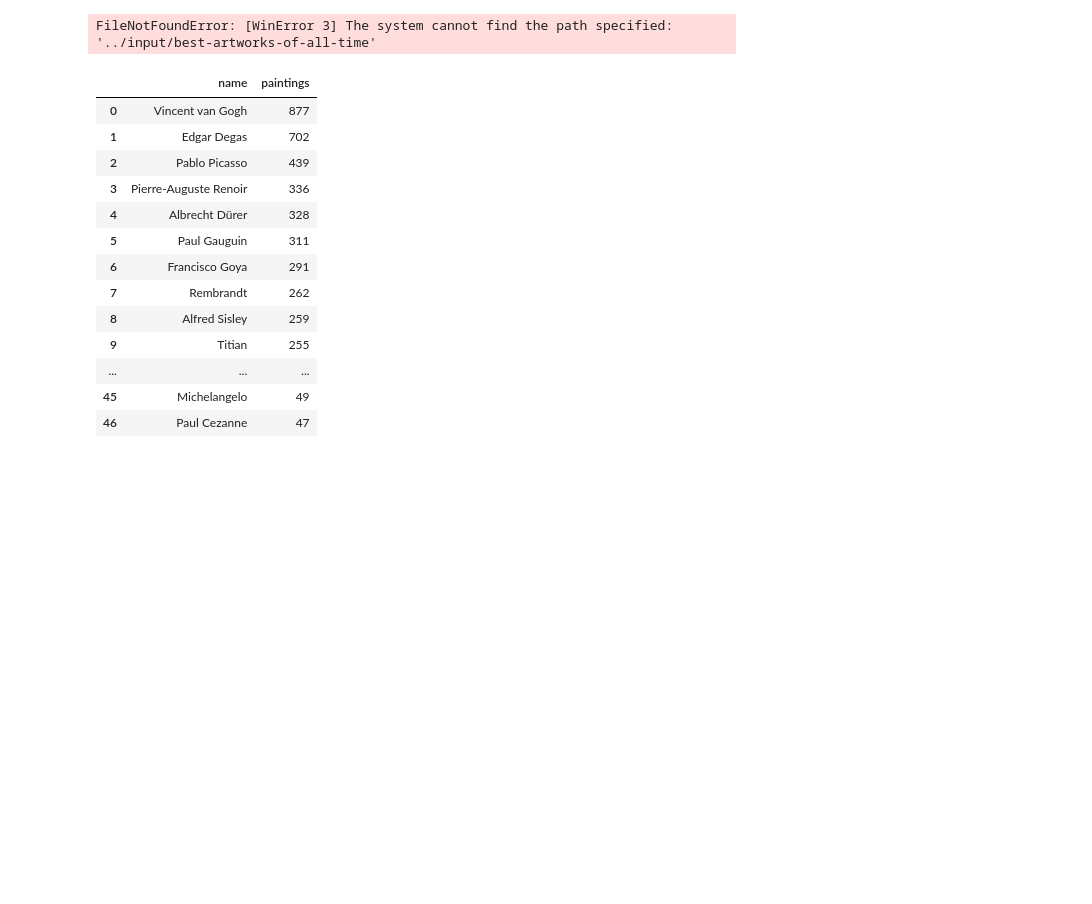
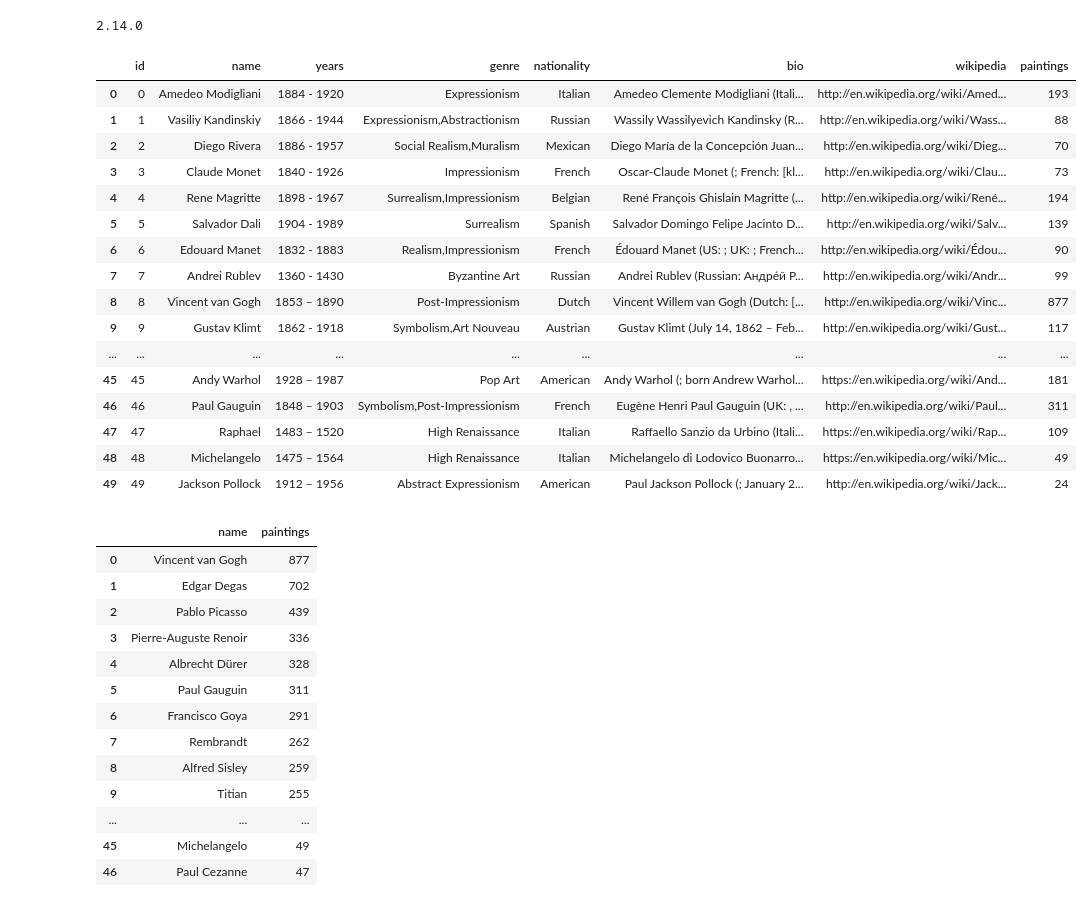
Before and after one commit to TonyBegemy/Artist_Detection_DeepLearning, a Jupyter notebook: Artist_DataPreprocessing_Model.ipynb, the cells around one changed output. Drawn from its saved outputs; the diff is of its cells as text; code cells hidden in the pictures; blank space fills up the shorter version.

```diff
--- a/Artist_DataPreprocessing_Model.ipynb
+++ b/Artist_DataPreprocessing_Model.ipynb
@@ -1,8 +0,0 @@
-# %%
-import numpy as np # linear algebra
-import pandas as pd
-import os# data processing, CSV file I/O (e.g. pd.read_csv)
-
-print(os.listdir("../input/best-artworks-of-all-time"))
-# %% [output]
-FileNotFoundError: [WinError 3] The system cannot find the path specified: '../input/best-artworks-of-all-time'
@@ -9,5 +13,28 @@ FileNotFoundError: [WinError 3] The system cannot find the path specified: '../i
+# %%
+print(tf.__version__)
+# %% [output]
+2.14.0
 # %%
-df = pd.read_csv('../input/best-artworks-of-all-time/artists.csv')
+df = pd.read_csv('Artist_data/artists.csv')
+df
+# %% [output]
+|  | id | name | years | genre | nationality | bio | wikipedia | paintings |
+| 0 | 0 | Amedeo Modigliani | 1884 - 1920 | Expressionism | Italian | Amedeo Clemente Modigliani (Itali... | http://en.wikipedia.org/wiki/Amed... | 193 |
+| 1 | 1 | Vasiliy Kandinskiy | 1866 - 1944 | Expressionism,Abstractionism | Russian | Wassily Wassilyevich Kandinsky (R... | http://en.wikipedia.org/wiki/Wass... | 88 |
+| 2 | 2 | Diego Rivera | 1886 - 1957 | Social Realism,Muralism | Mexican | Diego María de la Concepción Juan... | http://en.wikipedia.org/wiki/Dieg... | 70 |
+| 3 | 3 | Claude Monet | 1840 - 1926 | Impressionism | French | Oscar-Claude Monet (; French: [kl... | http://en.wikipedia.org/wiki/Clau... | 73 |
+| 4 | 4 | Rene Magritte | 1898 - 1967 | Surrealism,Impressionism | Belgian | René François Ghislain Magritte (... | http://en.wikipedia.org/wiki/René... | 194 |
+| 5 | 5 | Salvador Dali | 1904 - 1989 | Surrealism | Spanish | Salvador Domingo Felipe Jacinto D... | http://en.wikipedia.org/wiki/Salv... | 139 |
+| 6 | 6 | Edouard Manet | 1832 - 1883 | Realism,Impressionism | French | Édouard Manet (US: ; UK: ; French... | http://en.wikipedia.org/wiki/Édou... | 90 |
+| 7 | 7 | Andrei Rublev | 1360 - 1430 | Byzantine Art | Russian | Andrei Rublev (Russian: Андре́й Р... | http://en.wikipedia.org/wiki/Andr... | 99 |
+| 8 | 8 | Vincent van Gogh | 1853 – 1890 | Post-Impressionism | Dutch | Vincent Willem van Gogh (Dutch: [... | http://en.wikipedia.org/wiki/Vinc... | 877 |
+| 9 | 9 | Gustav Klimt | 1862 - 1918 | Symbolism,Art Nouveau | Austrian | Gustav Klimt (July 14, 1862 – Feb... | http://en.wikipedia.org/wiki/Gust... | 117 |
+| ... | ... | ... | ... | ... | ... | ... | ... | ... |
+| 45 | 45 | Andy Warhol | 1928 – 1987 | Pop Art | American | Andy Warhol (; born Andrew Warhol... | https://en.wikipedia.org/wiki/And... | 181 |
+| 46 | 46 | Paul Gauguin | 1848 – 1903 | Symbolism,Post-Impressionism | French | Eugène Henri Paul Gauguin (UK: , ... | http://en.wikipedia.org/wiki/Paul... | 311 |
+| 47 | 47 | Raphael | 1483 – 1520 | High Renaissance | Italian | Raffaello Sanzio da Urbino (Itali... | https://en.wikipedia.org/wiki/Rap... | 109 |
+| 48 | 48 | Michelangelo | 1475 – 1564 | High Renaissance | Italian | Michelangelo di Lodovico Buonarro... | https://en.wikipedia.org/wiki/Mic... | 49 |
+| 49 | 49 | Jackson Pollock | 1912 – 1956 | Abstract Expressionism | American | Paul Jackson Pollock (; January 2... | http://en.wikipedia.org/wiki/Jack... | 24 |
 # %%
 df_selected = df[['name', 'paintings']]
 
```
Also changed, not shown: parts of 10 cells of this notebook, 1 other file.
